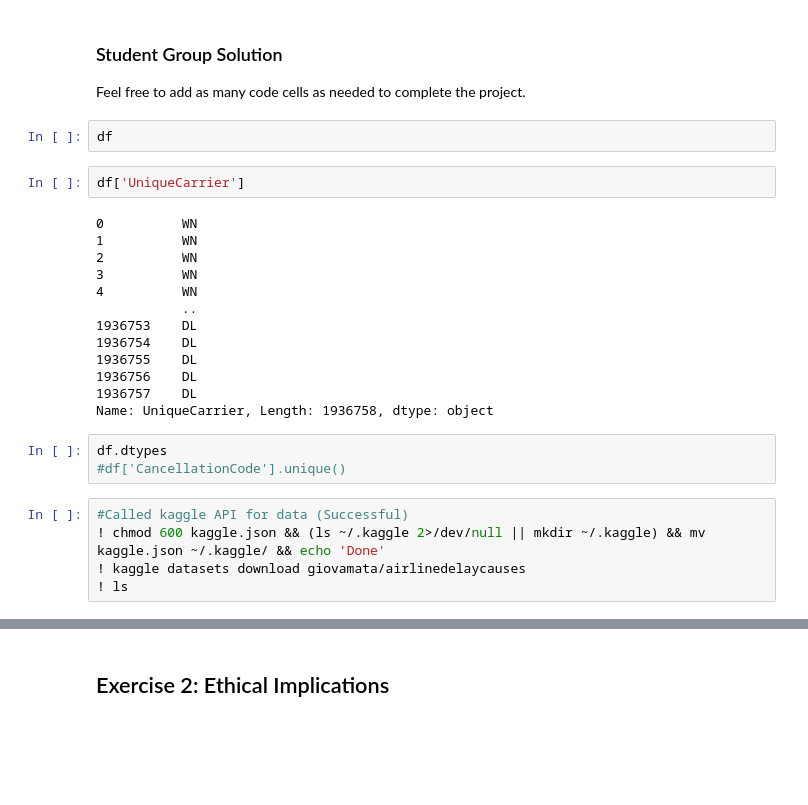
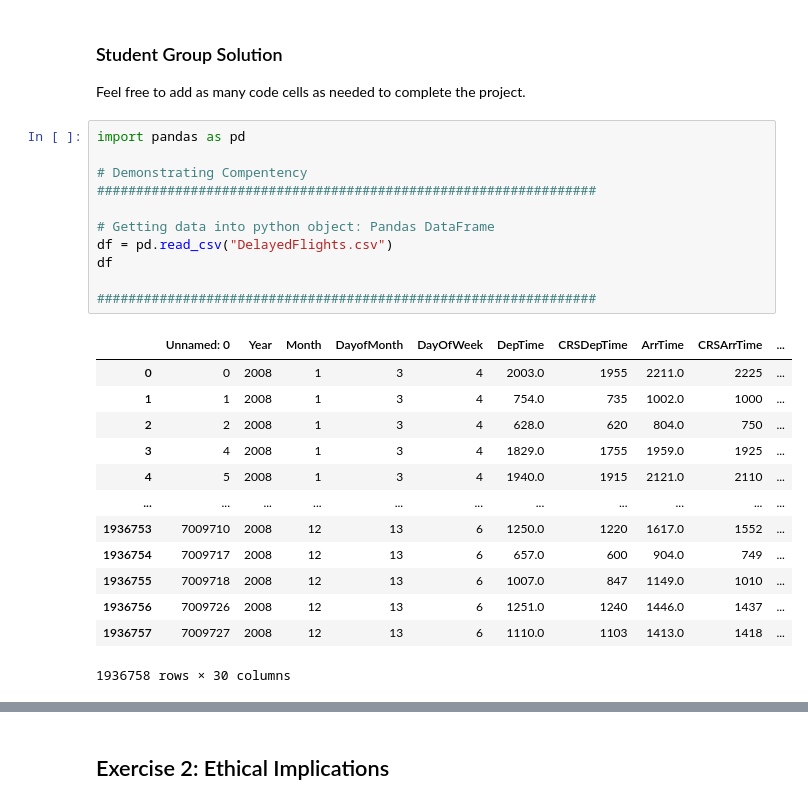
Before and after one commit to ossu/computer-science, a Jupyter notebook: extras/USC-AIML-NACME/Notebooks/data-processing.ipynb, the cells around one changed output, grey strips where cells are left out. Drawn from its saved outputs; the diff is of its cells as text; blank space fills up the shorter version.

```diff
--- a/extras/USC-AIML-NACME/Notebooks/data-processing.ipynb
+++ b/extras/USC-AIML-NACME/Notebooks/data-processing.ipynb
@@ -57,28 +57,28 @@ Demonstrations of competency:
 # %% [markdown]
 ### Student Group Solution
 Feel free to add as many code cells as needed to complete the project.
-# %%
-df
-# %%
-df['UniqueCarrier']
-# %% [output]
-0          WN
-1          WN
-2          WN
-3          WN
-4          WN
-           ..
-1936753    DL
-1936754    DL
-1936755    DL
-1936756    DL
-1936757    DL
-Name: UniqueCarrier, Length: 1936758, dtype: object
-# %%
-df.dtypes
-#df['CancellationCode'].unique()
-# %%
-#Called kaggle API for data (Successful)
-! chmod 600 kaggle.json && (ls ~/.kaggle 2>/dev/null || mkdir ~/.kaggle) && mv kaggle.json ~/.kaggle/ && echo 'Done'
-! kaggle datasets download giovamata/airlinedelaycauses
-! ls
+# %%
+import pandas as pd
+
+# Demonstrating Compentency
+################################################################
+
+# Getting data into python object: Pandas DataFrame
+df = pd.read_csv("DelayedFlights.csv")
+df
+
+################################################################
+# %% [output]
+|  | Unnamed: 0 | Year | Month | DayofMonth | DayOfWeek | DepTime | CRSDepTime | ArrTime | CRSArrTime | ... |
+| 0 | 0 | 2008 | 1 | 3 | 4 | 2003.0 | 1955 | 2211.0 | 2225 | ... |
+| 1 | 1 | 2008 | 1 | 3 | 4 | 754.0 | 735 | 1002.0 | 1000 | ... |
+| 2 | 2 | 2008 | 1 | 3 | 4 | 628.0 | 620 | 804.0 | 750 | ... |
+| 3 | 4 | 2008 | 1 | 3 | 4 | 1829.0 | 1755 | 1959.0 | 1925 | ... |
+| 4 | 5 | 2008 | 1 | 3 | 4 | 1940.0 | 1915 | 2121.0 | 2110 | ... |
+| ... | ... | ... | ... | ... | ... | ... | ... | ... | ... | ... |
+| 1936753 | 7009710 | 2008 | 12 | 13 | 6 | 1250.0 | 1220 | 1617.0 | 1552 | ... |
+| 1936754 | 7009717 | 2008 | 12 | 13 | 6 | 657.0 | 600 | 904.0 | 749 | ... |
+| 1936755 | 7009718 | 2008 | 12 | 13 | 6 | 1007.0 | 847 | 1149.0 | 1010 | ... |
+| 1936756 | 7009726 | 2008 | 12 | 13 | 6 | 1251.0 | 1240 | 1446.0 | 1437 | ... |
+| 1936757 | 7009727 | 2008 | 12 | 13 | 6 | 1110.0 | 1103 | 1413.0 | 1418 | ... |
+1936758 rows × 30 columns
```
Also changed, not shown: parts of 3 cells of this notebook.
